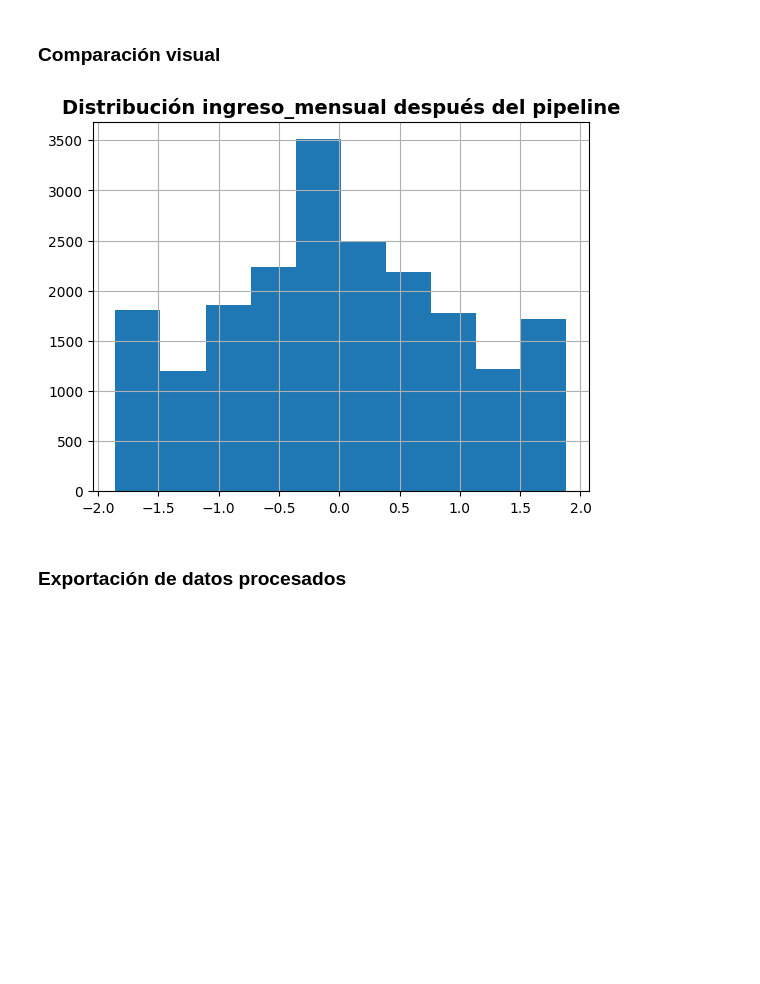
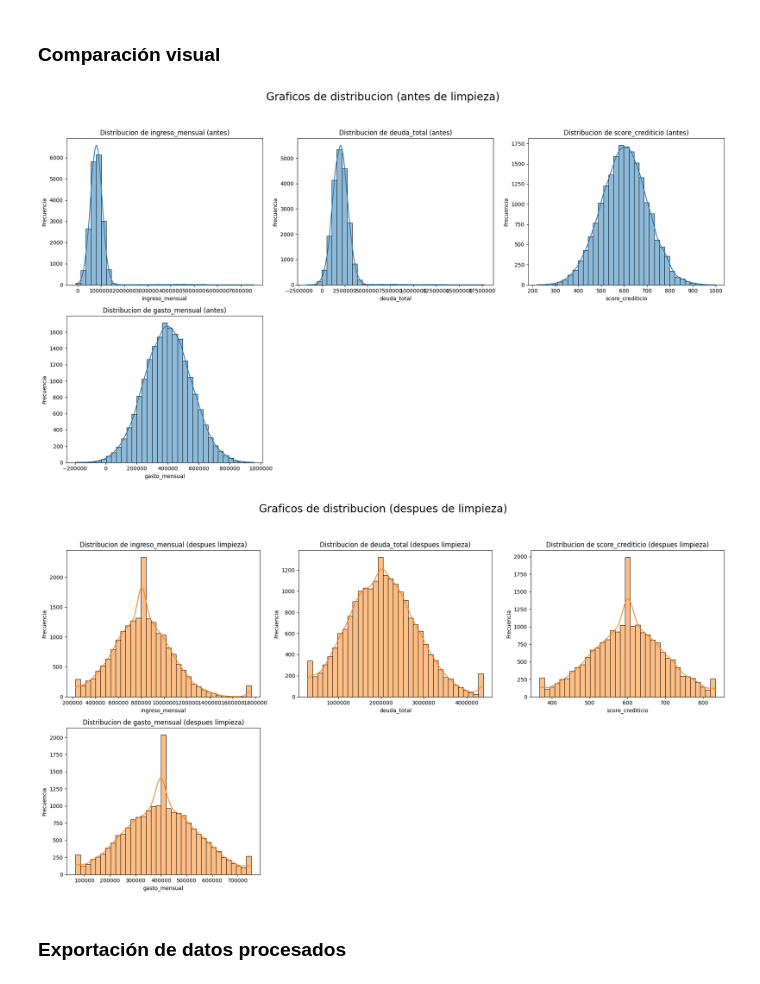
Before and after one commit to francarrascoo/Programaci-n-para-la-ciencia-de-datos, a Jupyter notebook: notebooks/notebook.ipynb, the cells around one changed output. Drawn from its saved outputs; the diff is of its cells as text; code cells hidden in the pictures; blank space fills up the shorter version.

Commit message:
pipeline para visualizaciones y modelo

```diff
--- a/notebooks/notebook.ipynb
+++ b/notebooks/notebook.ipynb
@@ -196,6 +230,7 @@ else:
         fontweight="bold",
     )
     plt.tight_layout()
+    guardar_figura(fig, "histogramas_variables_con_outliers_iqr")
     plt.show()
 # %% [output]
 [figure]
@@ -253,7 +309,7 @@ class Winsorizer(BaseEstimator, TransformerMixin):
     limits : tuple
         % de los extremos a descartar
     """
-    def __init__(self, limits=(0.05, 0.05)):
+    def __init__(self, limits=(0.01, 0.01)):
         self.limits = limits
 
     def fit(self, X, y=None):
@@ -319,10 +404,19 @@ pipeline_numerico = Pipeline(
     ]
 )
 # %%
-pipeline_categorico = Pipeline(
+# Define el pipeline para las variables categóricas nominales
+pipeline_categorico_nominal = Pipeline(
     steps=[
         ("imputacion", SimpleImputer(strategy="most_frequent")),
         ("codificacion", OneHotEncoder(handle_unknown="ignore", sparse_output=False))
     ]
 )
+
+# Define el pipeline para las variables categóricas ordinales
+pipeline_categorico_ordinal = Pipeline(
+    steps=[
+        ("imputacion", SimpleImputer(strategy="most_frequent")),
+        ("codificacion", OrdinalEncoder(categories=ordinal_categories, handle_unknown="use_encoded_value", unknown_value=-1))
+    ]
+)
 # %% [markdown]
@@ -366,4 +464,5 @@ Acá deberiamos borrar los datos inconsistentes?
 # %%
-# Aplica el pipeline
-data_procesada_np = pipeline.fit_transform(data)
+# Aplica ambos pipelines
+data_limpia_viz_np = pipeline_viz.fit_transform(data)
+data_modelo_np = pipeline_modelo.fit_transform(data)
 # %%
@@ -421,11 +551,63 @@ Esto es esperado cuando OneHotEncoder deja todo en formato numérico.
 # %% [markdown]
 ### Comparación visual
 # %%
-data_procesada['ingreso_mensual'].hist()
-plt.title('Distribución ingreso_mensual después del pipeline', fontsize=14, fontweight='bold')
-plt.show()
+import seaborn as sns
+from matplotlib.ticker import ScalarFormatter
+
+# Graficos antes y despues de limpieza
+cols = [c for c in variables_con_outliers if c in data.columns and c in data_limpia_viz.columns]
+
+if len(cols) == 0:
+    print("No hay variables comparables.")
+else:
+    num_cols = 3
+    num_columns = len(cols)
+    num_rows = (num_columns + num_cols - 1) // num_cols
+
+    # Antes
+    fig, axes = plt.subplots(num_rows, num_cols, figsize=(18, num_rows * 5))
+    axes = np.array(axes).reshape(-1)
+
+    for i, col in enumerate(cols):
+        sns.histplot(data[col].dropna(), kde=True, bins=35, ax=axes[i])
+        axes[i].set_title(f"Distribucion de {col} (antes)")
+        axes[i].set_xlabel(col)
+        axes[i].set_ylabel("Frecuencia")
+        axes[i].ticklabel_format(style="plain", axis="x", useOffset=False)
+        axes[i].xaxis.set_major_formatter(ScalarFormatter())
+        axes[i].xaxis.get_major_formatter().set_scientific(False)
+
+    for j in range(num_columns, len(axes)):
+        fig.delaxes(axes[j])
+
+    plt.suptitle("Graficos de distribucion (antes de limpieza)", fontsize=20, y=1.02)
+    plt.tight_layout(rect=[0, 0, 1, 0.98])
+    guardar_figura(fig, "comparacion_distribucion_antes_limpieza")
+    plt.show()
+
+    # Despues de limpieza (sin scaler)
+    fig, axes = plt.subplots(num_rows, num_cols, figsize=(18, num_rows * 5))
+    axes = np.array(axes).reshape(-1)
+
+    for i, col in enumerate(cols):
+        sns.histplot(data_limpia_viz[col].dropna(), kde=True, bins=35, ax=axes[i], color="tab:orange")
+        axes[i].set_title(f"Distribucion de {col} (despues limpieza)")
+        axes[i].set_xlabel(col)
+        axes[i].set_ylabel("Frecuencia")
+        axes[i].ticklabel_format(style="plain", axis="x", useOffset=False)
+        axes[i].xaxis.set_major_formatter(ScalarFormatter())
+        axes[i].xaxis.get_major_formatter().set_scientific(False)
+
+    for j in range(num_columns, len(axes)):
+        fig.delaxes(axes[j])
+
+    plt.suptitle("Graficos de distribucion (despues de limpieza)", fontsize=20, y=1.02)
+    plt.tight_layout(rect=[0, 0, 1, 0.98])
+    guardar_figura(fig, "comparacion_distribucion_despues_limpieza")
+    plt.show()
 # %% [output]
-[figure, old version]
+[figure, new version]
+[figure, added]
 # %% [markdown]
 ### Exportación de datos procesados
 # %%
```
Also changed, not shown: parts of 25 cells of this notebook, 11 other files.
